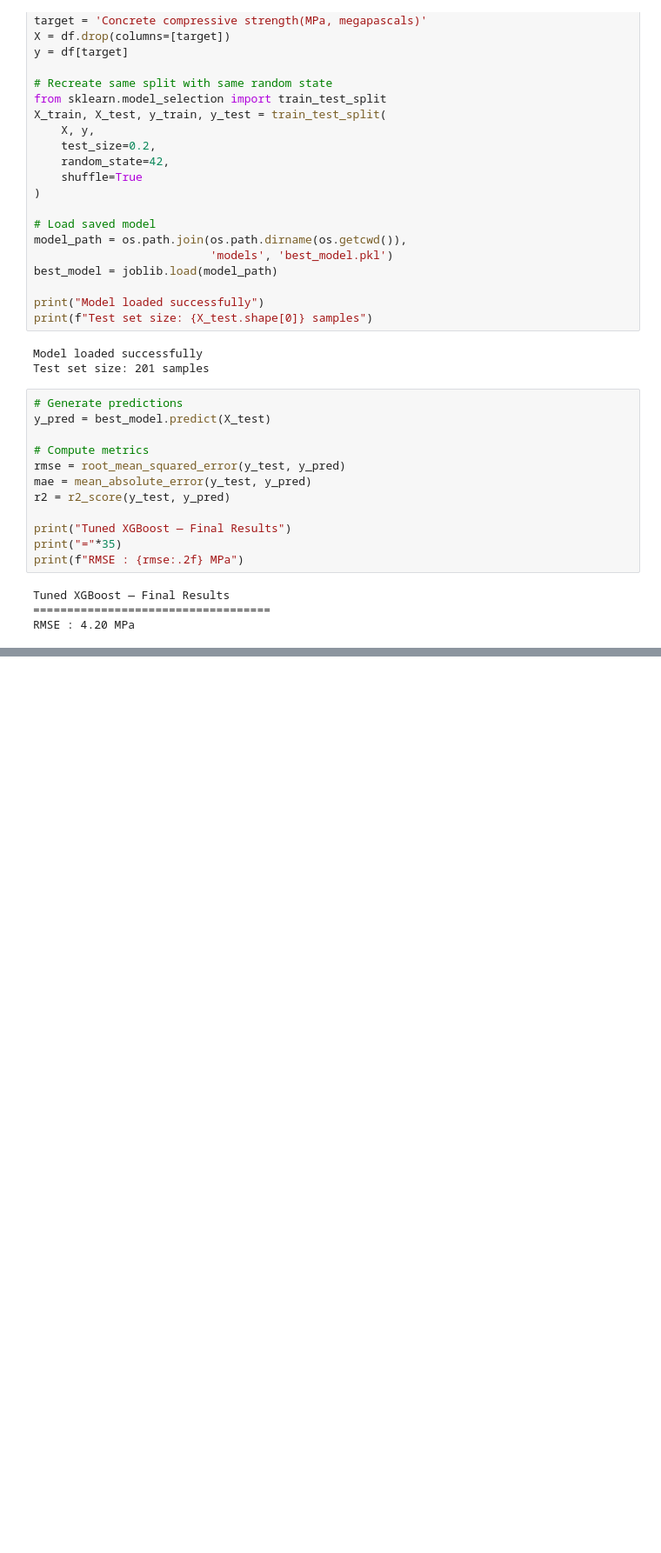
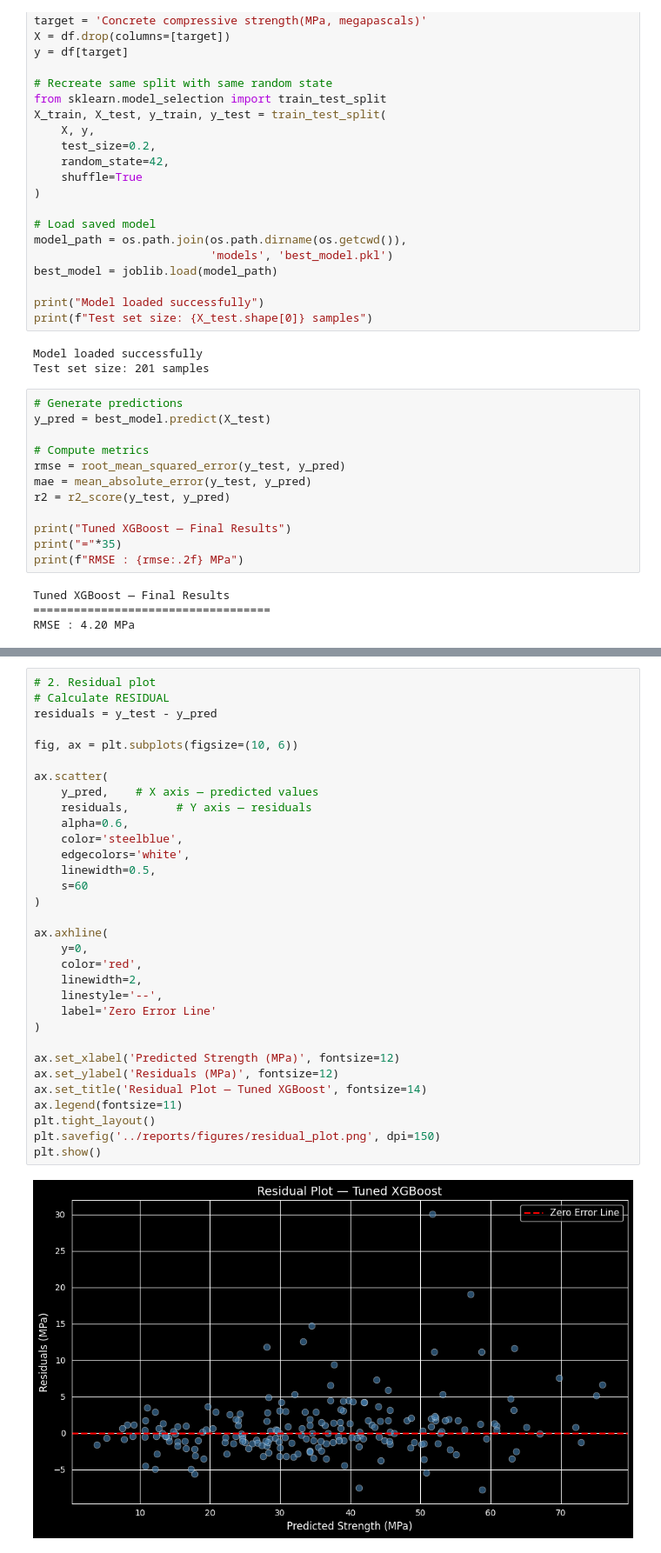
Before and after one commit to Darlene-13/concrete_strength_prediction, a Jupyter notebook: notebooks/04_evaluation.ipynb, the cells around one changed output, grey strips where cells are left out. Shown at 87% size. Drawn from its saved outputs; the diff is of its cells as text; blank space fills up the shorter version.

```diff
--- a/notebooks/04_evaluation.ipynb
+++ b/notebooks/04_evaluation.ipynb
@@ -58,0 +176,34 @@ RMSE : 4.20 MPa
+# %%
+# 2. Residual plot
+# Calculate RESIDUAL
+residuals = y_test - y_pred
+
+fig, ax = plt.subplots(figsize=(10, 6))
+
+ax.scatter(
+    y_pred,    # X axis — predicted values
+    residuals,       # Y axis — residuals
+    alpha=0.6,
+    color='steelblue',
+    edgecolors='white',
+    linewidth=0.5,
+    s=60
+)
+
+ax.axhline(
+    y=0,
+    color='red',
+    linewidth=2,
+    linestyle='--',
+    label='Zero Error Line'
+)
+
+ax.set_xlabel('Predicted Strength (MPa)', fontsize=12)
+ax.set_ylabel('Residuals (MPa)', fontsize=12)
+ax.set_title('Residual Plot — Tuned XGBoost', fontsize=14)
+ax.legend(fontsize=11)
+plt.tight_layout()
+plt.savefig('../reports/figures/residual_plot.png', dpi=150)
+plt.show()
+# %% [output]
+[figure, added]
```
Also changed, not shown: parts of 5 cells of this notebook, 1 other file.
